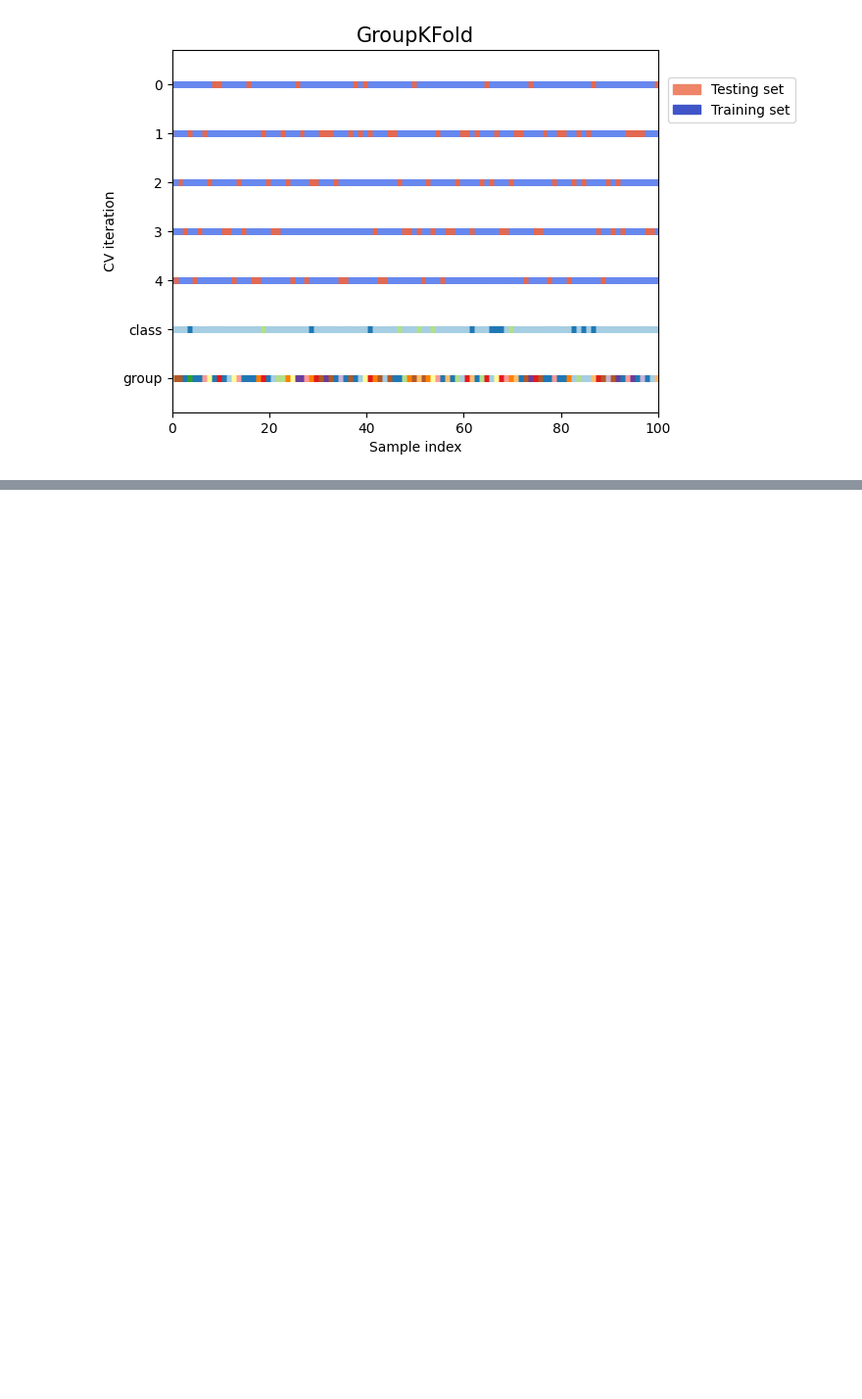
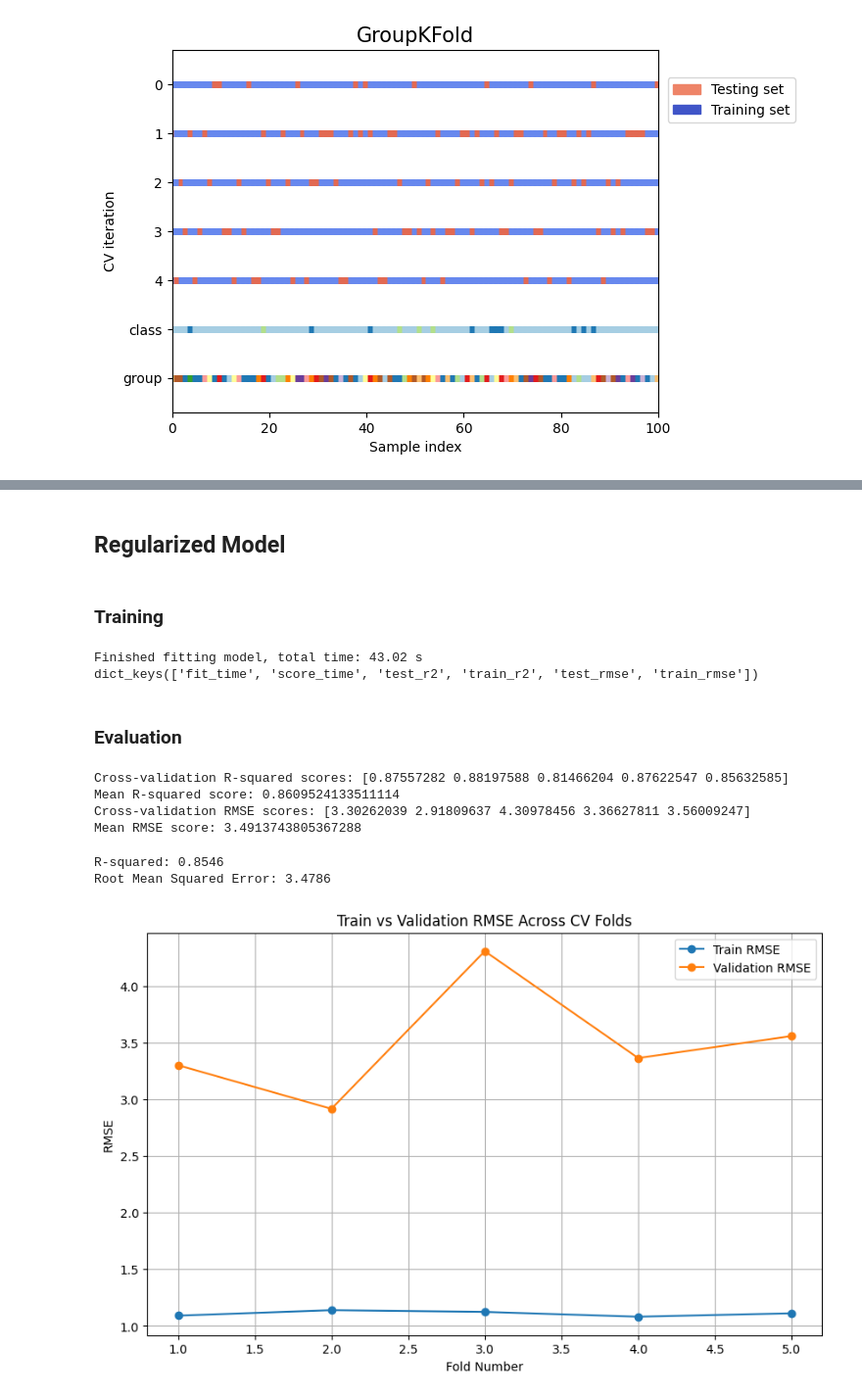
Before and after one commit to andykr1k/ChemML, a Jupyter notebook: Models/XGBoost.ipynb, the cells around one changed output, grey strips where cells are left out. Shown at 98% size. Cells and saved outputs as stored; diff of their text form; code cells hidden in the pictures; blank space fills up the shorter version.

```diff
--- a/Models/XGBoost.ipynb
+++ b/Models/XGBoost.ipynb
@@ -381,0 +385,75 @@ shap.summary_plot(shap_values, X_test, feature_names=columns)
+# %% [markdown]
+## Regularized Model
+# %% [markdown]
+### Training
+# %%
+xgb.set_config(verbosity=1)
+
+xgb_cv_model_reg = XGBRegressor(learning_rate=0.1, max_depth=6,
+                            subsample=0.8, colsample_bytree=1.0,
+                            min_child_weight=5, reg_alpha=0.1, reg_lambda=0.1)
+
+scoring = {'r2': 'r2', 'rmse': 'neg_root_mean_squared_error'}
+
+ti = time()
+
+scores_reg = cross_validate(xgb_cv_model_reg, X_train_new, y_train_new, groups=groups, verbose=0, scoring=scoring, cv=gkf, return_train_score=True, error_score='raise')
+
+xgb_cv_model_reg.fit(X_train_new, y_train_new, verbose=True)
+
+dt = time() - ti
+
+print(f'Finished fitting model, total time: {dt:0.2f} s')
+
+print(scores_reg.keys())
+# %% [output]
+Finished fitting model, total time: 43.02 s
+dict_keys(['fit_time', 'score_time', 'test_r2', 'train_r2', 'test_rmse', 'train_rmse'])
+# %% [markdown]
+### Evaluation
+# %%
+# Print cross-validation scores
+print("Cross-validation R-squared scores:", scores_reg['test_r2'])
+print("Mean R-squared score:", scores_reg['test_r2'].mean())
+
+print("Cross-validation RMSE scores:", -scores_reg['test_rmse'])
+print("Mean RMSE score:", -scores_reg['test_rmse'].mean())
+# %% [output]
+Cross-validation R-squared scores: [0.87557282 0.88197588 0.81466204 0.87622547 0.85632585]
+Mean R-squared score: 0.8609524133511114
+Cross-validation RMSE scores: [3.30262039 2.91809637 4.30978456 3.36627811 3.56009247]
+Mean RMSE score: 3.4913743805367288
+# %%
+y_pred_reg = xgb_cv_model_reg.predict(X_test)
+
+# Calculate R-squared
+r2_reg = r2_score(y_test, y_pred_reg)
+print(f"R-squared: {r2_reg:.4f}")
+
+# Calculate RMSE
+rmse_reg = mean_squared_error(y_test, y_pred_reg, squared=False)
+print(f"Root Mean Squared Error: {rmse_reg:.4f}")
+# %% [output]
+R-squared: 0.8546
+Root Mean Squared Error: 3.4786
+# %%
+# Extracting train and test RMSE scores
+# Negative because sklearn returns the negative RMSE
+train_rmse_scores_reg = -scores_reg['train_rmse']
+test_rmse_scores_reg = -scores_reg['test_rmse']
+
+# Plotting
+plt.figure(figsize=(10, 6))
+plt.plot(range(1, len(train_rmse_scores_reg) + 1),
+         train_rmse_scores_reg, 'o-', label='Train RMSE')
+plt.plot(range(1, len(test_rmse_scores_reg) + 1),
+         test_rmse_scores_reg, 'o-', label='Validation RMSE')
+
+plt.title('Train vs Validation RMSE Across CV Folds')
+plt.xlabel('Fold Number')
+plt.ylabel('RMSE')
+plt.legend()
+plt.grid(True)
+plt.show()
+# %% [output]
+[figure, added]
```
Also changed, not shown: parts of 35 cells of this notebook.
